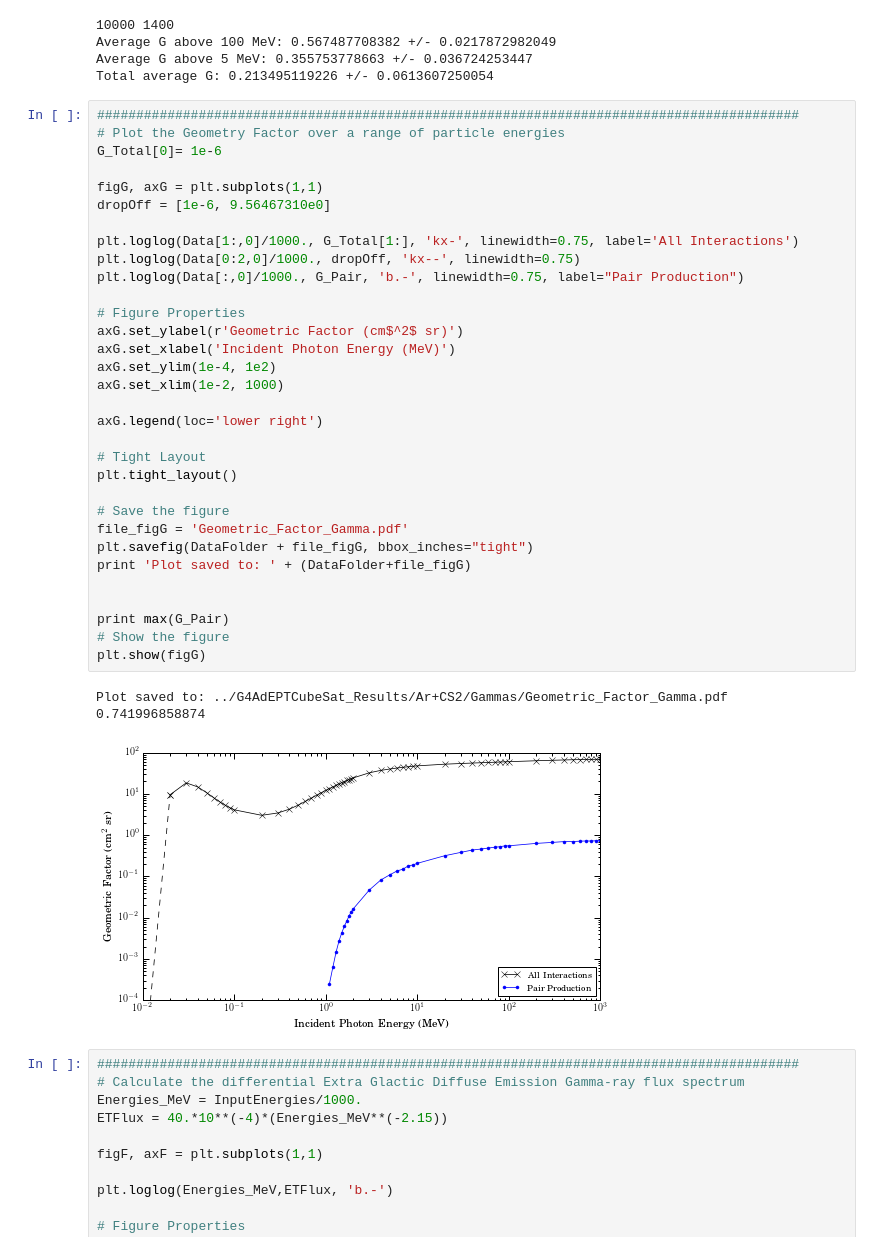
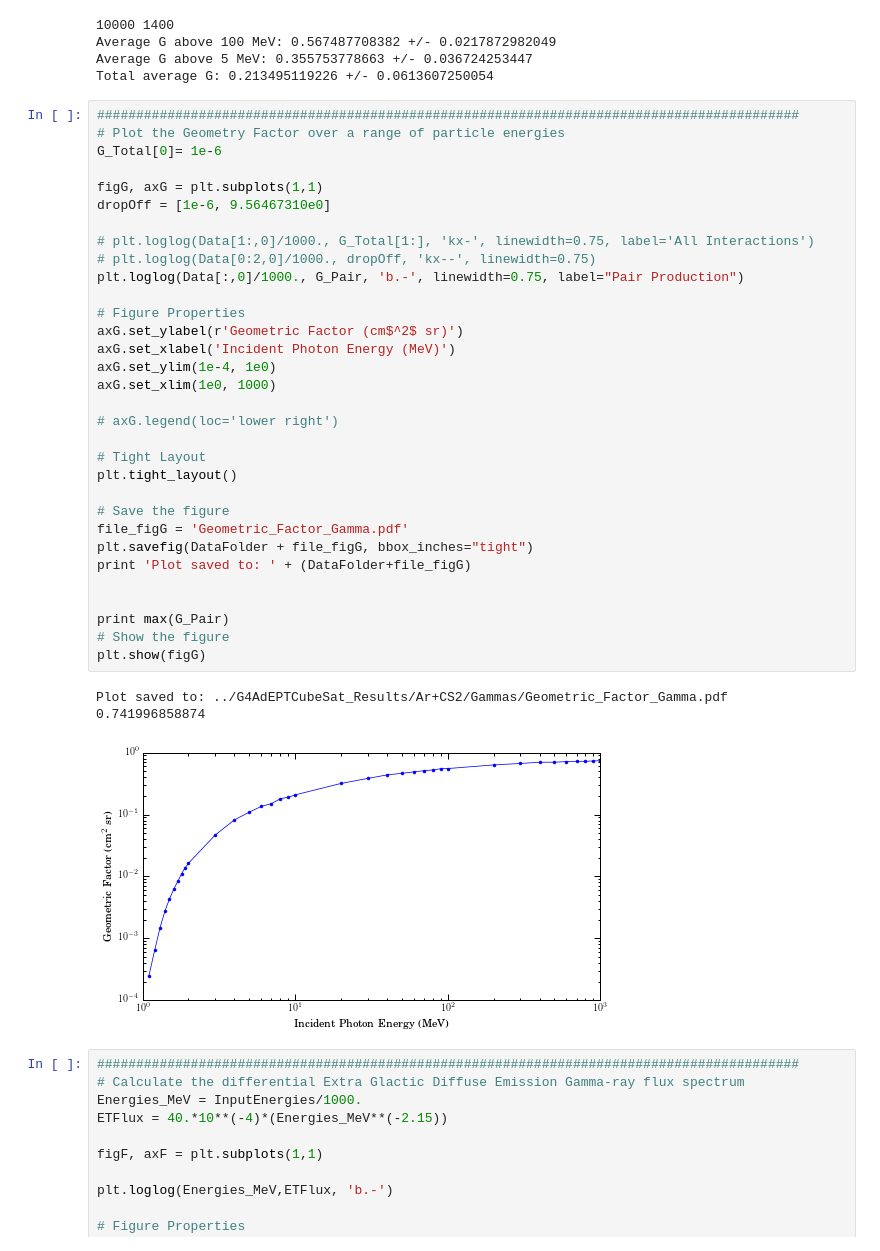
Before and after one commit to mkurnell/G4AdEPTCubeSat-Analysis, a Jupyter notebook: G4AdEPTCubeSat Geometry Factor.ipynb, the cells around one changed output. Saved outputs shown, nothing was run; the diff lists cells and outputs as text.

```diff
--- a/G4AdEPTCubeSat Geometry Factor.ipynb
+++ b/G4AdEPTCubeSat Geometry Factor.ipynb
@@ -303,39 +303,39 @@ Total average G: 0.213495119226 +/- 0.0613607250054
 # %%
 ##########################################################################################
 # Plot the Geometry Factor over a range of particle energies
 G_Total[0]= 1e-6
 
 figG, axG = plt.subplots(1,1)
 dropOff = [1e-6, 9.56467310e0]
 
-plt.loglog(Data[1:,0]/1000., G_Total[1:], 'kx-', linewidth=0.75, label='All Interactions')
-plt.loglog(Data[0:2,0]/1000., dropOff, 'kx--', linewidth=0.75)
+# plt.loglog(Data[1:,0]/1000., G_Total[1:], 'kx-', linewidth=0.75, label='All Interactions')
+# plt.loglog(Data[0:2,0]/1000., dropOff, 'kx--', linewidth=0.75)
 plt.loglog(Data[:,0]/1000., G_Pair, 'b.-', linewidth=0.75, label="Pair Production")
 
 # Figure Properties
 axG.set_ylabel(r'Geometric Factor (cm$^2$ sr)')
 axG.set_xlabel('Incident Photon Energy (MeV)')
-axG.set_ylim(1e-4, 1e2)
-axG.set_xlim(1e-2, 1000)
+axG.set_ylim(1e-4, 1e0)
+axG.set_xlim(1e0, 1000)
 
-axG.legend(loc='lower right')
+# axG.legend(loc='lower right')
 
 # Tight Layout
 plt.tight_layout()
 
 # Save the figure
 file_figG = 'Geometric_Factor_Gamma.pdf'
 plt.savefig(DataFolder + file_figG, bbox_inches="tight")
 print 'Plot saved to: ' + (DataFolder+file_figG)
 
 
 print max(G_Pair)
 # Show the figure
 plt.show(figG)
 # %% [output]
 Plot saved to: ../G4AdEPTCubeSat_Results/Ar+CS2/Gammas/Geometric_Factor_Gamma.pdf
 0.741996858874
-[figure, old version]
+[figure, new version]
 # %%
 ##########################################################################################
 # Calculate the differential Extra Glactic Diffuse Emission Gamma-ray flux spectrum
```
Also changed, not shown: parts of 12 cells of this notebook, 2 other files.
